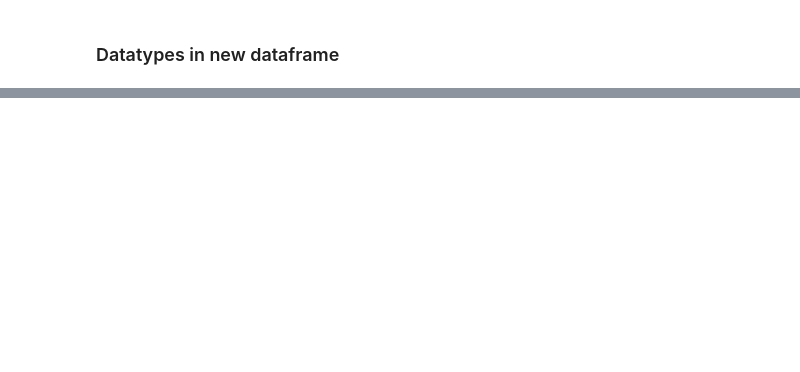
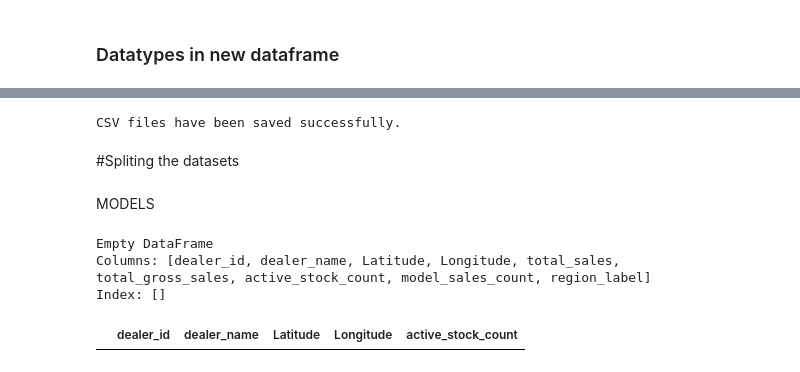
Before and after one commit to Nav-Kirat/Go_Norquest, a Jupyter notebook: Go_Norquest.ipynb, the cells around one changed output, grey strips where cells are left out. Drawn from its saved outputs; the diff is of its cells as text; code cells hidden in the pictures; blank space fills up the shorter version.

```diff
--- a/Go_Norquest.ipynb
+++ b/Go_Norquest.ipynb
@@ -475,0 +421,51 @@ dtype: object
+# %%
+df_new = pd.read_csv("df_new.csv")
+# %%
+import pandas as pd
+
+# Assuming df_new is already loaded with the structure provided.
+
+# 1. Total Sales per Dealer ID
+total_sales_df = df_new.groupby(['dealer_id', 'dealer_name', 'Latitude', 'Longitude']).size().reset_index(name='total_sales')
+total_sales_df.to_csv('total_sales_per_dealer_id.csv', index=False)
+model_sales_df = df_new.groupby(['dealer_id', 'dealer_name', 'Latitude', 'Longitude', 'model']).size().reset_index(name='model_sales_count')
+
+# 2. Total Gross Sales per Dealer ID
+# Assuming 'price' column represents individual sale price for each listing
+gross_sales_df = df_new.groupby(['dealer_id', 'dealer_name', 'Latitude', 'Longitude'])['price'].sum().reset_index(name='total_gross_sales')
+gross_sales_df.to_csv('total_gross_sales_per_dealer_id.csv', index=False)
+best_selling_model_df = model_sales_df.loc[model_sales_df.groupby('dealer_id')['model_sales_count'].idxmax()].reset_index(drop=True)
+
+# 3. Stock (Active) per Dealer ID
+active_stock_df = df_new[df_new['stock_type'] == 'active'].groupby(['dealer_id', 'dealer_name', 'Latitude', 'Longitude']).size().reset_index(name='active_stock_count')
+active_stock_df.to_csv('active_stock_per_dealer_id.csv', index=False)
+best_selling_model_df.to_csv('best_selling_model_per_dealer.csv', index=False)
+
+print("CSV files have been saved successfully.")
+# %% [output]
+CSV files have been saved successfully.
+# %% [markdown]
+#Spliting the datasets
+# %% [markdown]
+MODELS
+# %%
+import pandas as pd
+from sklearn.preprocessing import StandardScaler, LabelEncoder
+
+
+# Step 1: Merge dataframes on common columns
+merged_df = total_sales_df.merge(gross_sales_df, on=['dealer_id', 'dealer_name', 'Latitude', 'Longitude'], how='inner')
+merged_df = merged_df.merge(active_stock_df, on=['dealer_id', 'dealer_name', 'Latitude', 'Longitude'], how='inner')
+merged_df = merged_df.merge(best_selling_model_df[['dealer_id', 'model_sales_count']], on='dealer_id', how='inner')
+merged_df = merged_df.merge(df_new[['dealer_id', 'region_label']], on='dealer_id', how='inner')
+
+# Check merged structure
+print(merged_df.head())
+# %% [output]
+Empty DataFrame
+Columns: [dealer_id, dealer_name, Latitude, Longitude, total_sales, total_gross_sales, active_stock_count, model_sales_count, region_label]
+Index: []
+# %%
+active_stock_df
+# %% [output]
+|  | dealer_id | dealer_name | Latitude | Longitude | active_stock_count |
```
Also changed, not shown: parts of 65 cells of this notebook.
